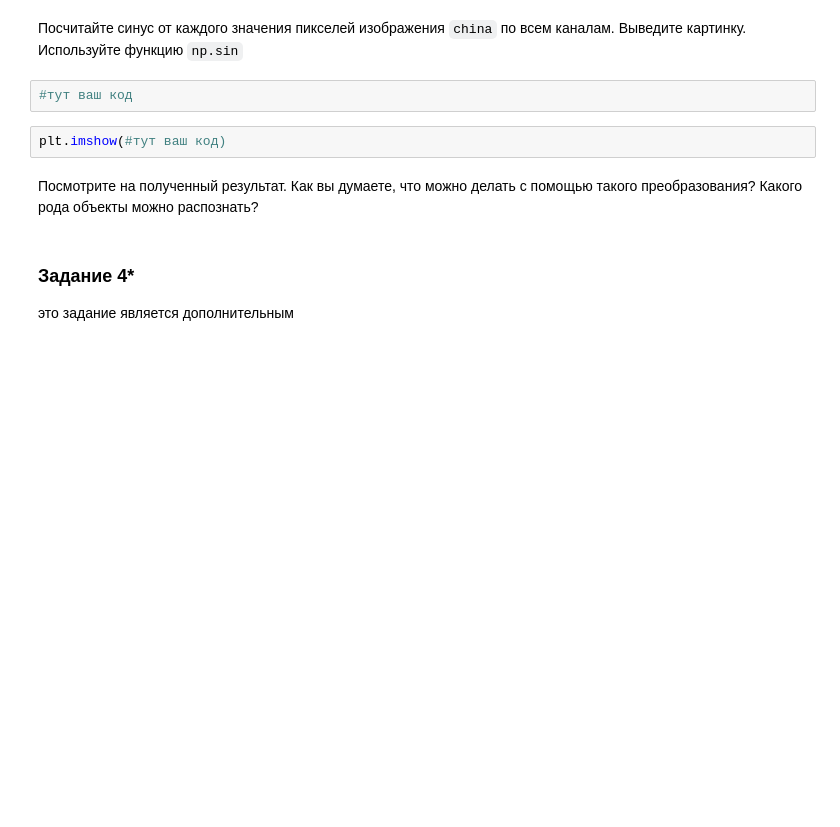
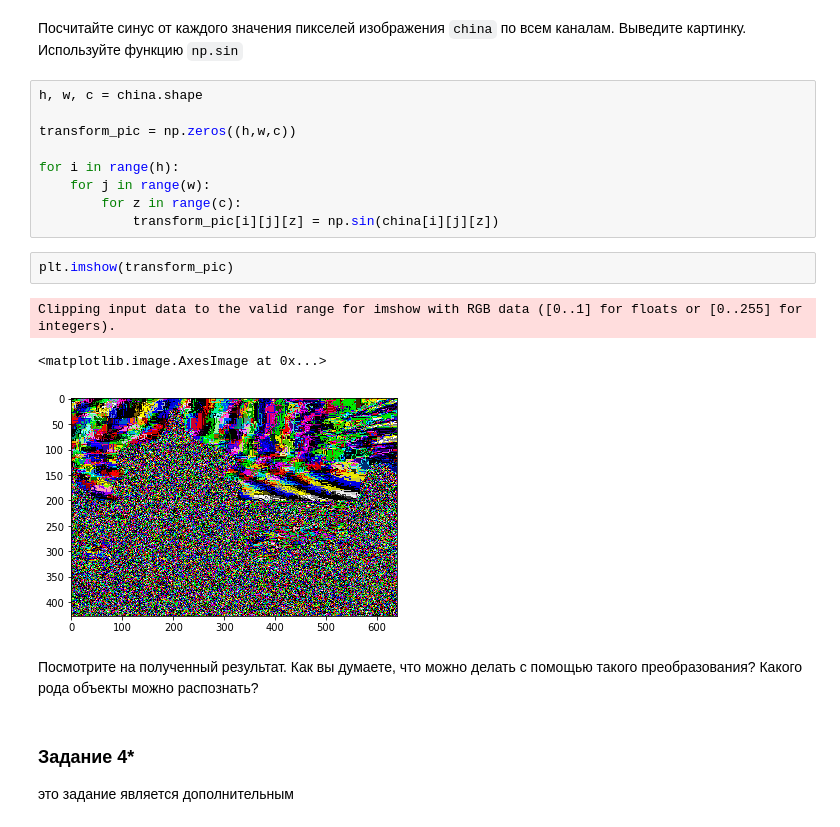
Before and after one commit to denieryd/mipt-deep-learning, a Jupyter notebook: 2. Linear_algebra_numpy/[homework]numpy.ipynb, the cells around one changed output. Cells and saved outputs as stored; diff of their text form; blank space fills up the shorter version.

```diff
--- a/2. Linear_algebra_numpy/[homework]numpy.ipynb
+++ b/2. Linear_algebra_numpy/[homework]numpy.ipynb
@@ -358,9 +415,20 @@ calculate_mismatch(#тут ваш код)
 # %% [markdown]
 Посчитайте синус от каждого значения пикселей изображения `china` по всем каналам. Выведите картинку. Используйте функцию `np.sin`
-# %%
-#тут ваш код
+# %%
+h, w, c = china.shape
+
+transform_pic = np.zeros((h,w,c))
+
+for i in range(h):
+    for j in range(w):
+        for z in range(c):
+            transform_pic[i][j][z] = np.sin(china[i][j][z])
 # %%
-plt.imshow(#тут ваш код)
+plt.imshow(transform_pic)
+# %% [output]
+Clipping input data to the valid range for imshow with RGB data ([0..1] for floats or [0..255] for integers).
+<matplotlib.image.AxesImage at 0x...>
+[figure, added]
 # %% [markdown]
 Посмотрите на полученный результат. Как вы думаете, что можно делать с помощью такого преобразования? Какого рода объекты можно распознать?
 # %% [markdown]
```
Also changed, not shown: parts of 15 cells of this notebook, 3 other files.
